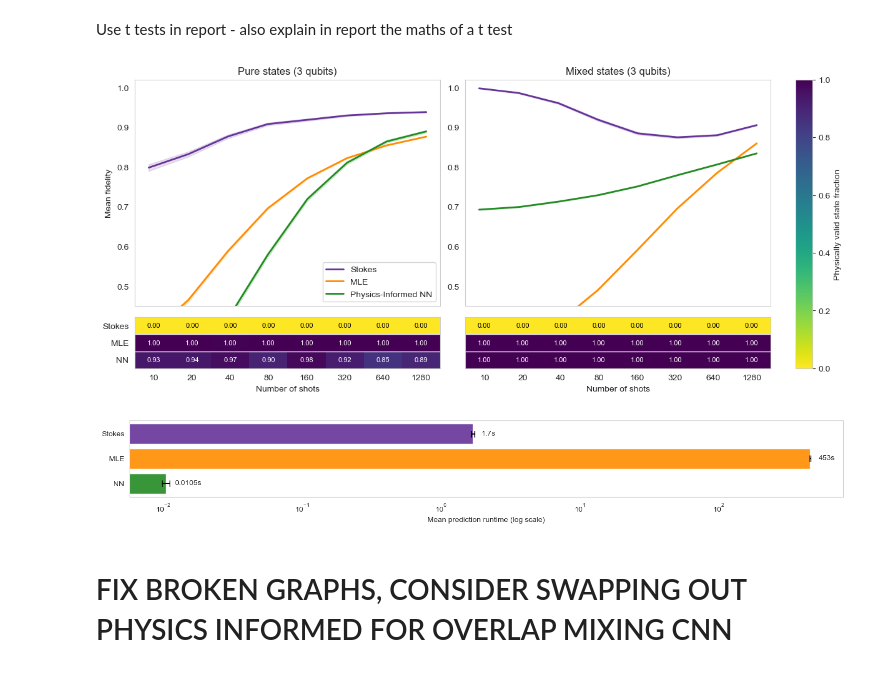
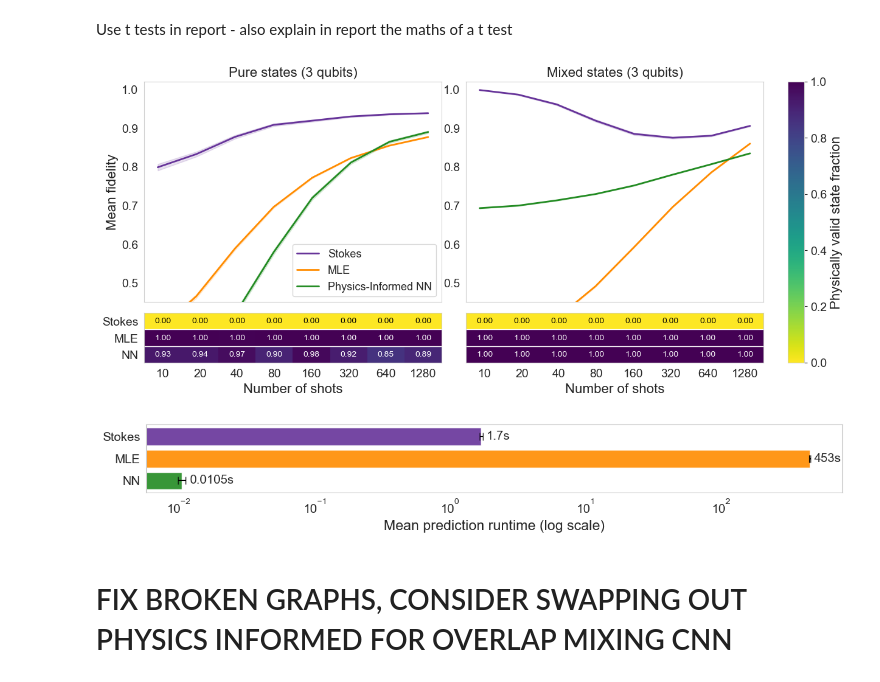
Before and after one commit to Charlow88/Masters-Project, a Jupyter notebook: src/masters_project/full_analysis.ipynb, the cells around one changed output. Drawn from its saved outputs; the diff is of its cells as text; code cells hidden in the pictures.

```diff
--- a/src/masters_project/full_analysis.ipynb
+++ b/src/masters_project/full_analysis.ipynb
@@ -967,6 +989,12 @@ import numpy as np
 import pandas as pd
 import seaborn as sns
 import matplotlib.pyplot as plt
+
+plt.rcParams.update({
+    "axes.labelsize": 15,
+    "xtick.labelsize": 13,
+    "ytick.labelsize": 13
+})
 
 # ------------------------------------------------------------
 # Configuration (easy to change)
@@ -1053,7 +1081,7 @@ for ax, shot in zip(axes, shots_to_plot):
 
     )
 
-    ax.set_title(f"{shot} shots")
+    ax.set_title(f"{shot} shots", size=15)
     ax.grid(False)
     ax.set_xlabel("")
     ax.set_ylabel("Fidelity")
@@ -1087,6 +1175,12 @@ Truncated at 0.4 for clarity, extends lower in 20 shots
 # %%
 import numpy as np
 import matplotlib.pyplot as plt
+
+plt.rcParams.update({
+    "axes.labelsize": 15,
+    "xtick.labelsize": 13,
+    "ytick.labelsize": 13
+})
 
 methods = [
     "Physics_Informed_NN",
@@ -1113,7 +1207,7 @@ display_names = {
     "CNN": "CNN",
     "CNN_Overlap_Mixing": "CNN Overlap Mixing",
     "CNN_Fidelity_Mixing": "CNN Fidelity Mixing",
-    "CNN_Graph_Mixing": "CNN Graph Mixing"
+    "CNN_Graph_Mixing": "CNN Sparse Mixing"
 }
 
 line_widths = {
@@ -1198,7 +1292,7 @@ for ax, state_type in zip(axes, state_types):
             alpha=0.15
         )
 
-    ax.set_title(f"{state_type.capitalize()} states")
+    ax.set_title(f"{state_type.capitalize()} states", size=15)
     ax.set_xlabel("Number of shots")
     ax.set_xscale("log", base=2)
     ax.set_xticks(shot_ticks)
@@ -1209,7 +1303,7 @@ axes[0].set_ylabel("Mean fidelity")
 axes[0].set_ylim(0.5, 1)
 axes[0].set_yticks([0.5, 0.6, 0.7, 0.8, 0.9, 1.0])
 axes[0].set_yticklabels(["0.5", "0.6", "0.7", "0.8", "0.9", "1.0"])
-axes[0].legend(loc="lower right")
+axes[0].legend(loc="lower right", fontsize=13)
 
 plt.tight_layout()
 plt.savefig("nn_cnn_comparison_fidelity.png", dpi=600)
@@ -1484,6 +1578,12 @@ display_names = {
     "MLE": "MLE",
     "Physics_Informed_NN": "Physics-Informed NN"
 }
+
+plt.rcParams.update({
+    "axes.labelsize": 16,
+    "xtick.labelsize": 14,
+    "ytick.labelsize": 14
+})
 
 # ------------------------------------------------------------
 # Collect data
@@ -1595,7 +1695,7 @@ for col, (ax_main, state_type) in enumerate(zip(main_axes, state_types)):
             alpha=0.15
         )
 
-    ax_main.set_title(f"{state_type.capitalize()} states (3 qubits)")
+    ax_main.set_title(f"{state_type.capitalize()} states (3 qubits)", size=16)
     ax_main.set_ylabel("Mean fidelity")
     ax_main.set_xscale("log", base=2)
     ax_main.set_xticks(shot_ticks)
@@ -1645,14 +1745,14 @@ for col, (ax_main, state_type) in enumerate(zip(main_axes, state_types)):
                 ax_strip.text(
                     j, i, f"{val:.2f}",
                     ha="center", va="center",
-                    fontsize=8, color=txt_colour
+                    fontsize=10, color=txt_colour
                 )
 
 # ------------------------------------------------------------
 # Shared formatting
 # ------------------------------------------------------------
 ax_main_left.set_ylim(0.45, 1.02)
-ax_main_left.legend(loc="lower right")
+ax_main_left.legend(loc="lower right", fontsize=13)
 
 # Hide duplicate y-label on right fidelity panel
 ax_main_right.set_ylabel("")
@@ -1669,7 +1769,7 @@ plt.grid(False)
 plt.savefig("stokes_mle_nn_comparison_fidelity_physicality_3qubit.png", dpi=600)
 plt.show()
 # %% [output]
-[figure, old version]
+[figure, new version]
 # %%
 import numpy as np
 import matplotlib.pyplot as plt
@@ -1687,6 +1787,12 @@ display_names = {
     "MLE": "MLE",
     "Physics_Informed_NN": "NN"
 }
+
+plt.rcParams.update({
+    "axes.labelsize": 16,
+    "xtick.labelsize": 14,
+    "ytick.labelsize": 14
+})
 
 # ------------------------------------------------------------
 # Collect runtimes across all relevant runs
@@ -1720,41 +1826,41 @@ ses = np.array(ses)
 # ------------------------------------------------------------
 # Plot horizontal bar chart
 # ------------------------------------------------------------
-fig, ax = plt.subplots(figsize=(14, 2.2))
+fig, ax = plt.subplots(figsize=(12, 2))
 
 y_pos = np.arange(len(methods))
 
 ax.barh(
     y_pos,
     means,
     xerr=ses,
     color=[colours[m] for m in methods],
     alpha=0.9,
     capsize=4
 )
 
 for i, (mean, se) in enumerate(zip(means, ses)):
     ax.text(
-        mean * 1.15,            # place slightly to the right of the bar
+        mean * 1.07 + se,            # place slightly to the right of the bar
         i,
         f"{mean:.3g}s",         # format runtime
         va="center",
-        fontsize=10
+        fontsize=14
     )
 
 ax.set_yticks(y_pos)
 ax.set_yticklabels(labels)
 ax.set_xscale("log")
 ax.set_xlabel("Mean prediction runtime (log scale)")
 
 # Put first method at top
 ax.invert_yaxis()
 ax.grid(False)
 
 plt.tight_layout()
 plt.savefig("method_runtime_comparison_3qubit.png", dpi=600)
 plt.show()
 # %% [output]
-[figure, old version]
+[figure, new version]
 # %% [markdown]
 # FIX BROKEN GRAPHS, CONSIDER SWAPPING OUT PHYSICS INFORMED FOR OVERLAP MIXING CNN
```
Also changed, not shown: parts of 7 cells of this notebook, 5 other files.
